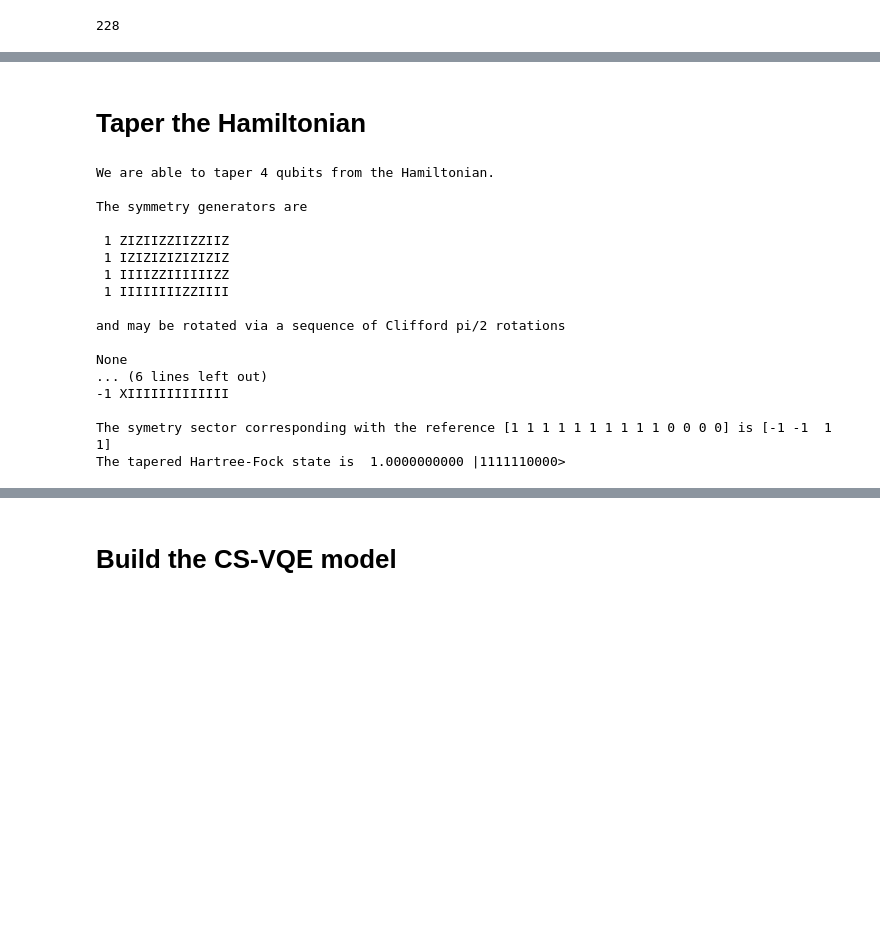
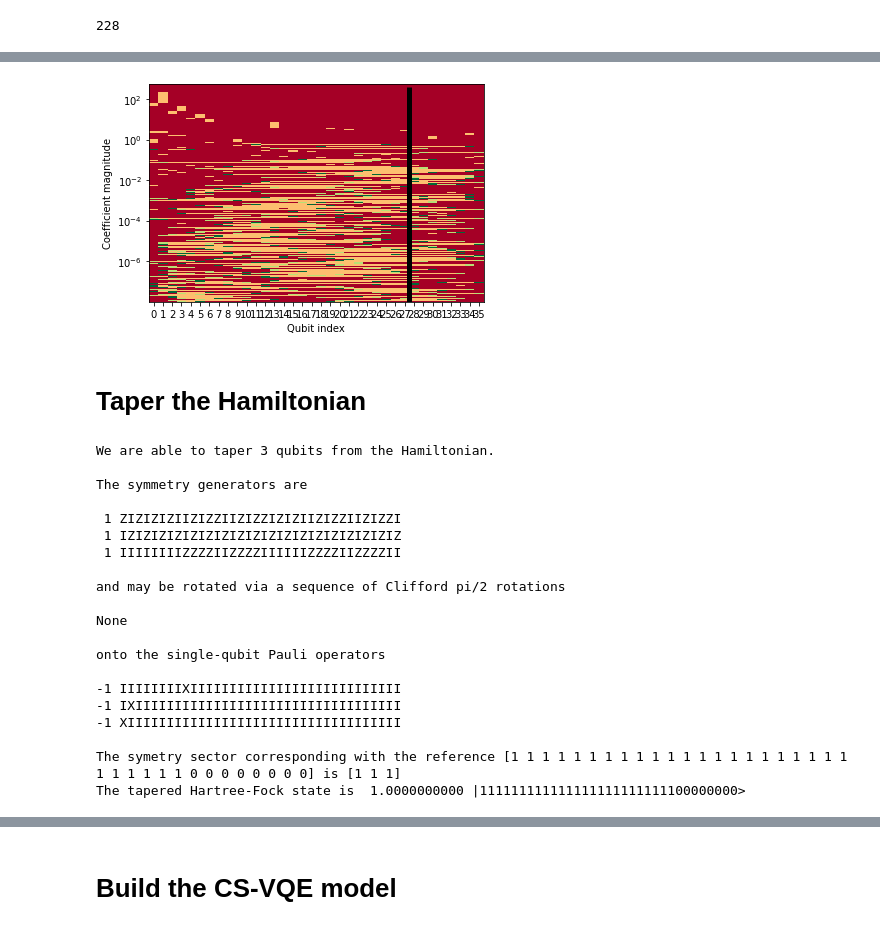
Before and after one commit to UCL-CCS/symmer, a Jupyter notebook: notebooks/draft/CS-VQE_HOMO-LUMO_biasing.ipynb, the cells around one changed output, grey strips where cells are left out. Cells and saved outputs as stored; diff of their text form; code cells hidden in the pictures; blank space fills up the shorter version.

```diff
--- a/notebooks/draft/CS-VQE_HOMO-LUMO_biasing.ipynb
+++ b/notebooks/draft/CS-VQE_HOMO-LUMO_biasing.ipynb
@@ -25,7 +21,7 @@ dict_keys(['H2_3-21G_SINGLET', 'H6_STO-3G_SINGLET', 'H2_6-31G_SINGLET', 'H2_6-31
 # Build the molecule and its Hamiltonian with the Coupled-Cluster operator
 # %%
 # Set molecule parameters
-speciesname = 'H2O_STO-3G_SINGLET'
+speciesname = 'NaCl_STO-3G_SINGLET'
 #print(speciesname in scoring_data)
 mol_data = molecule_geometries[speciesname]
 if 'name' in mol_data:
@@ -69,3 +65,23 @@ Molecular orbital energies:
+# %%
+hf_array = molecule.H_fermion.hf_comp_basis_state
+HL_gap = np.where(hf_array==0)[0][0]-.5
+x = np.arange(molecule.H_q.n_qubits)
+y = abs(molecule.H_q.sort().coeff_vec) #np.arange(molecule.H_q.n_terms)
+z = (2*molecule.H_q.sort().X_block + molecule.H_q.sort().Z_block)
+fig, axis = plt.subplots()
+
+c = axis.pcolormesh(
+    x, y, z, cmap='RdYlGn',
+    vmin=0, vmax=3, shading='auto'
+)
+axis.vlines(HL_gap, min(y), max(y), lw=5, color='black')
+axis.set_xticks(x)
+axis.set_yscale('log')
+axis.set_xlabel('Qubit index')
+axis.set_ylabel('Coefficient magnitude')
+plt.show()
+# %% [output]
+[figure, added]
 # %% [markdown]
 # Taper the Hamiltonian
 # %%
@@ -78,7 +94,6 @@ print('\nand may be rotated via a sequence of Clifford pi/2 rotations\n')
 print(taper_hamiltonian.stabilizers.stabilizer_rotations)
 print('\nonto the single-qubit Pauli operators\n')
 print(taper_hamiltonian.stabilizers.rotate_onto_single_qubit_paulis())
-hf_array = molecule.H_fermion.hf_comp_basis_state
 taper_hamiltonian.stabilizers.update_sector(hf_array)
 print(f'\nThe symetry sector corresponding with the reference {hf_array} is {taper_hamiltonian.stabilizers.coeff_vec}')
 ham_tap = taper_hamiltonian.taper_it(ref_state=hf_array)
@@ -92,20 +107,23 @@ hf_tapered = taper_hamiltonian.tapered_ref_state
 
 print(f'The tapered Hartree-Fock state is', QuantumState([hf_tapered]))
 # %% [output]
-We are able to taper 4 qubits from the Hamiltonian.
+We are able to taper 3 qubits from the Hamiltonian.
 
 The symmetry generators are
 
- 1 ZIZIIZZIIZZIIZ
- 1 IZIZIZIZIZIZIZ
- 1 IIIIZZIIIIIIZZ
- 1 IIIIIIIIZZIIII
+ 1 ZIZIZIZIIZIZZIIZIZZIZIZIIZIZZIIZIZZI
+ 1 IZIZIZIZIZIZIZIZIZIZIZIZIZIZIZIZIZIZ
+ 1 IIIIIIIIZZZZIIZZZZIIIIIIZZZZIIZZZZII
 
 and may be rotated via a sequence of Clifford pi/2 rotations
 
 None
-... (6 lines left out)
--1 XIIIIIIIIIIIII
 
-The symetry sector corresponding with the reference [1 1 1 1 1 1 1 1 1 1 0 0 0 0] is [-1 -1  1  1]
-The tapered Hartree-Fock state is  1.0000000000 |1111110000>
+onto the single-qubit Pauli operators
+
+-1 IIIIIIIIXIIIIIIIIIIIIIIIIIIIIIIIIIII
+-1 IXIIIIIIIIIIIIIIIIIIIIIIIIIIIIIIIIII
+-1 XIIIIIIIIIIIIIIIIIIIIIIIIIIIIIIIIIII
+
+The symetry sector corresponding with the reference [1 1 1 1 1 1 1 1 1 1 1 1 1 1 1 1 1 1 1 1 1 1 1 1 1 1 1 1 0 0 0 0 0 0 0 0] is [1 1 1]
+The tapered Hartree-Fock state is  1.0000000000 |111111111111111111111111100000000>
```
Also changed, not shown: parts of 8 cells of this notebook, 3 other files.
